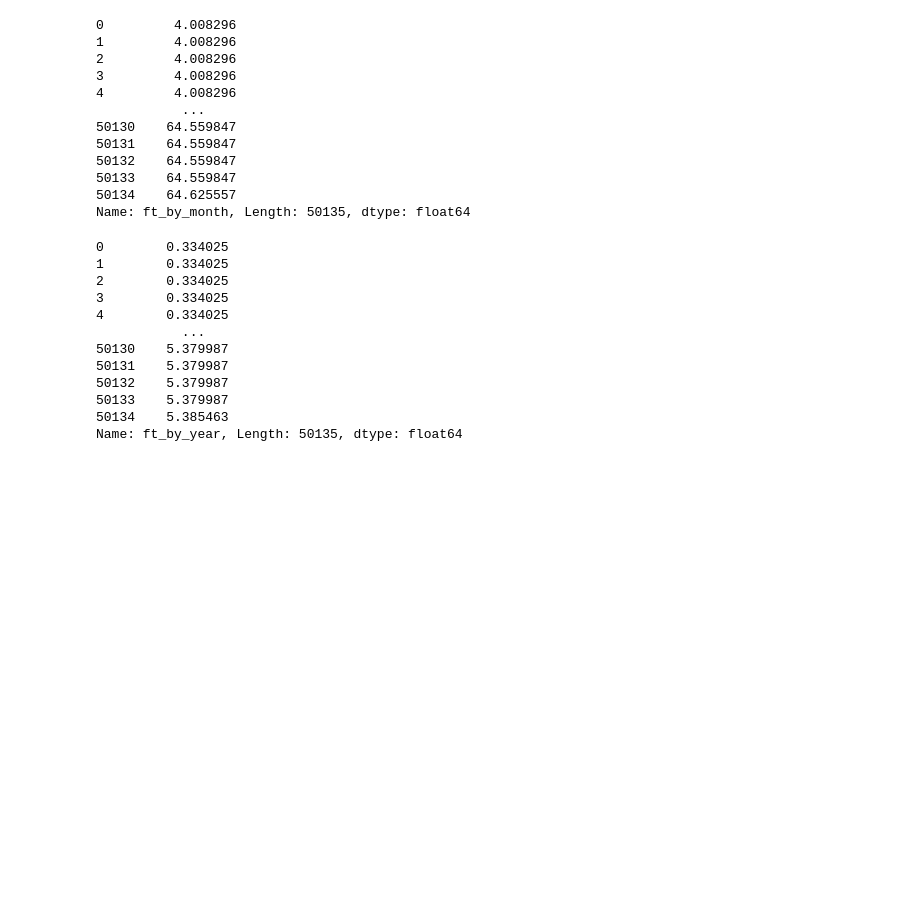
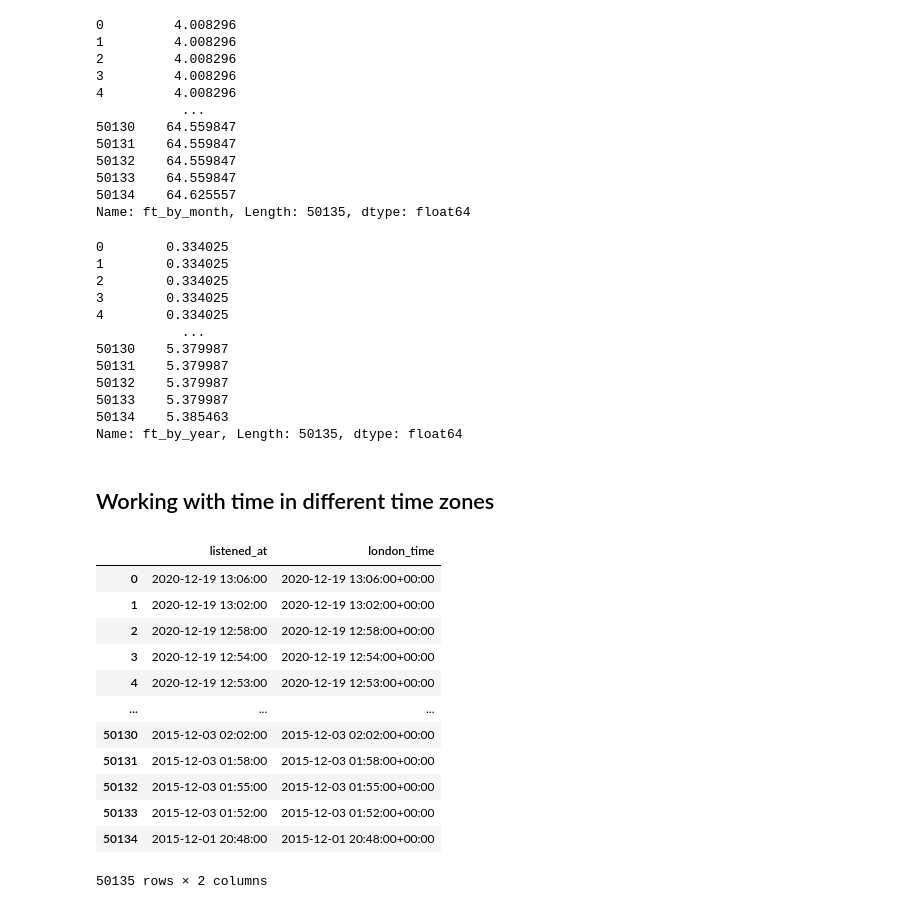
Before and after one commit to ashen007/Feature_enginering, a Jupyter notebook: notebooks/date time data.ipynb, the cells around one changed output. Cells and saved outputs as stored; diff of their text form; code cells hidden in the pictures; blank space fills up the shorter version.

Commit message:
Working with time in different time zones

```diff
--- a/notebooks/date time data.ipynb
+++ b/notebooks/date time data.ipynb
@@ -209,3 +209,22 @@ df['ft_by_year']
 50133    5.379987
 50134    5.385463
 Name: ft_by_year, Length: 50135, dtype: float64
+# %% [markdown]
+## Working with time in different time zones
+# %%
+df['london_time'] = pd.DatetimeIndex(df['listened_at']).tz_localize('UTC').tz_convert('Europe/London')
+df[['listened_at','london_time']]
+# %% [output]
+|  | listened_at | london_time |
+| 0 | 2020-12-19 13:06:00 | 2020-12-19 13:06:00+00:00 |
+| 1 | 2020-12-19 13:02:00 | 2020-12-19 13:02:00+00:00 |
+| 2 | 2020-12-19 12:58:00 | 2020-12-19 12:58:00+00:00 |
+| 3 | 2020-12-19 12:54:00 | 2020-12-19 12:54:00+00:00 |
+| 4 | 2020-12-19 12:53:00 | 2020-12-19 12:53:00+00:00 |
+| ... | ... | ... |
+| 50130 | 2015-12-03 02:02:00 | 2015-12-03 02:02:00+00:00 |
+| 50131 | 2015-12-03 01:58:00 | 2015-12-03 01:58:00+00:00 |
+| 50132 | 2015-12-03 01:55:00 | 2015-12-03 01:55:00+00:00 |
+| 50133 | 2015-12-03 01:52:00 | 2015-12-03 01:52:00+00:00 |
+| 50134 | 2015-12-01 20:48:00 | 2015-12-01 20:48:00+00:00 |
+50135 rows × 2 columns
```
